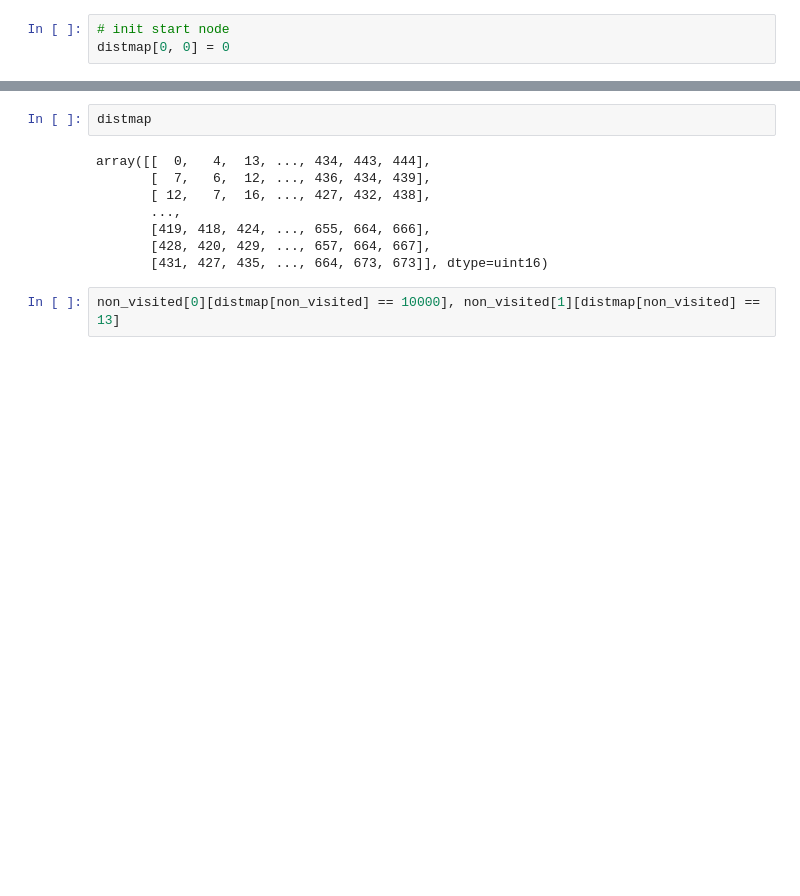
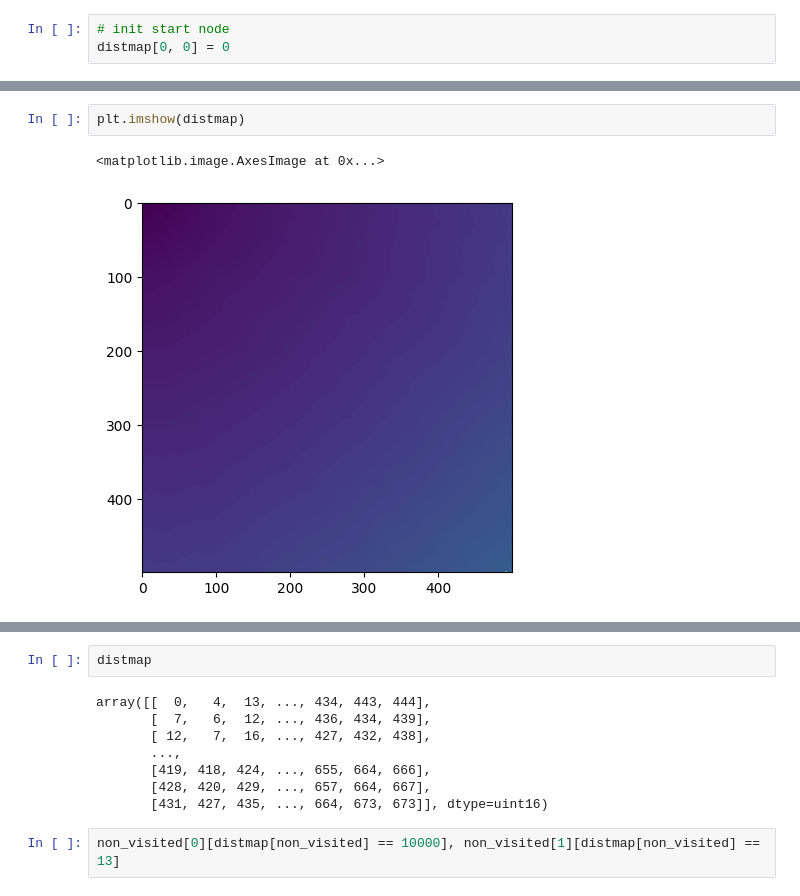
Before and after one commit to satrya070/aoc2021, a Jupyter notebook: day_15_npmap.ipynb, the cells around one changed output, grey strips where cells are left out. Drawn from its saved outputs; the diff is of its cells as text; blank space fills up the shorter version.

```diff
--- a/day_15_npmap.ipynb
+++ b/day_15_npmap.ipynb
@@ -111,0 +118,5 @@ plt.colorbar()
+# %%
+plt.imshow(distmap)
+# %% [output]
+<matplotlib.image.AxesImage at 0x...>
+[figure, added]
```
Also changed, not shown: parts of 10 cells of this notebook.
